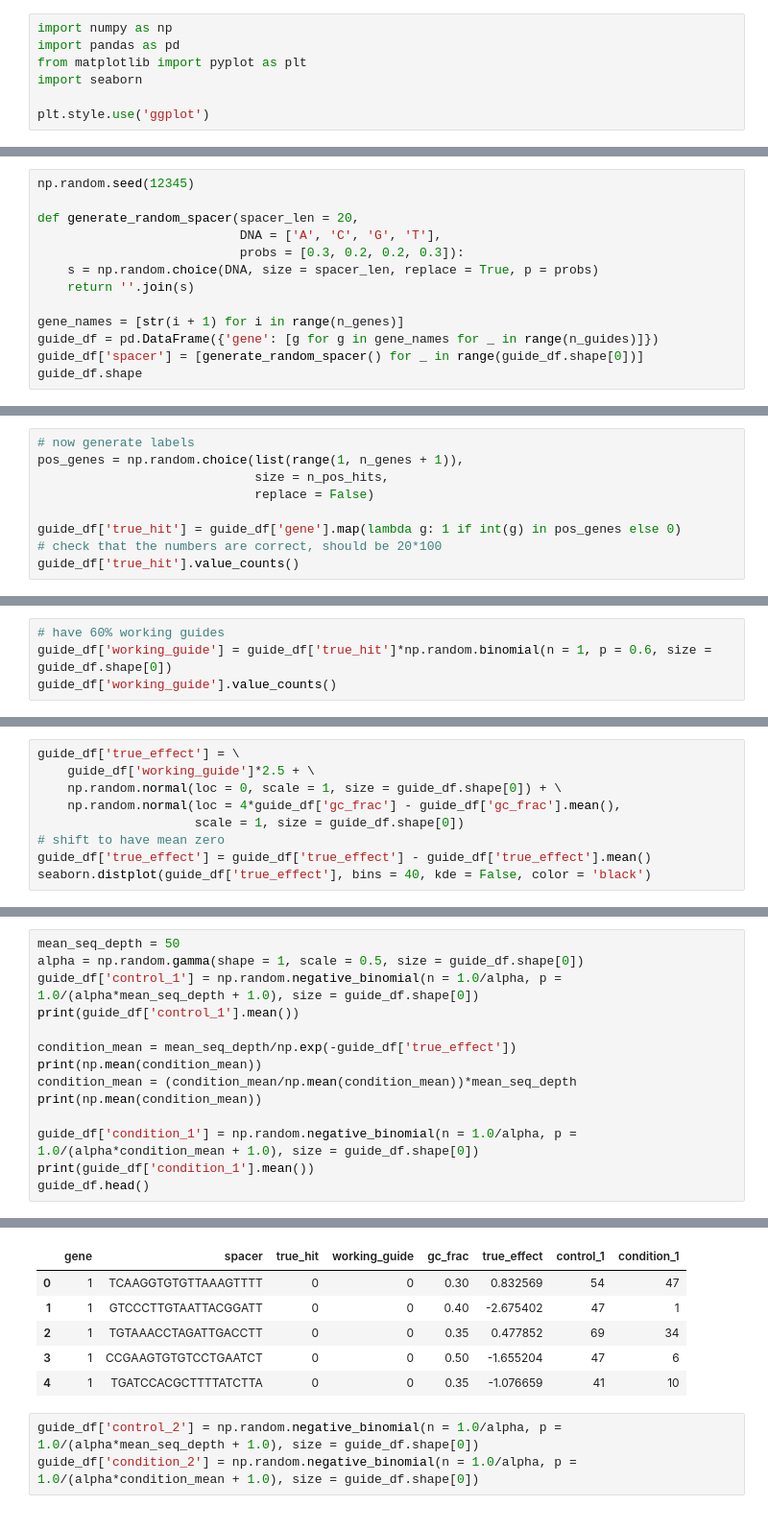
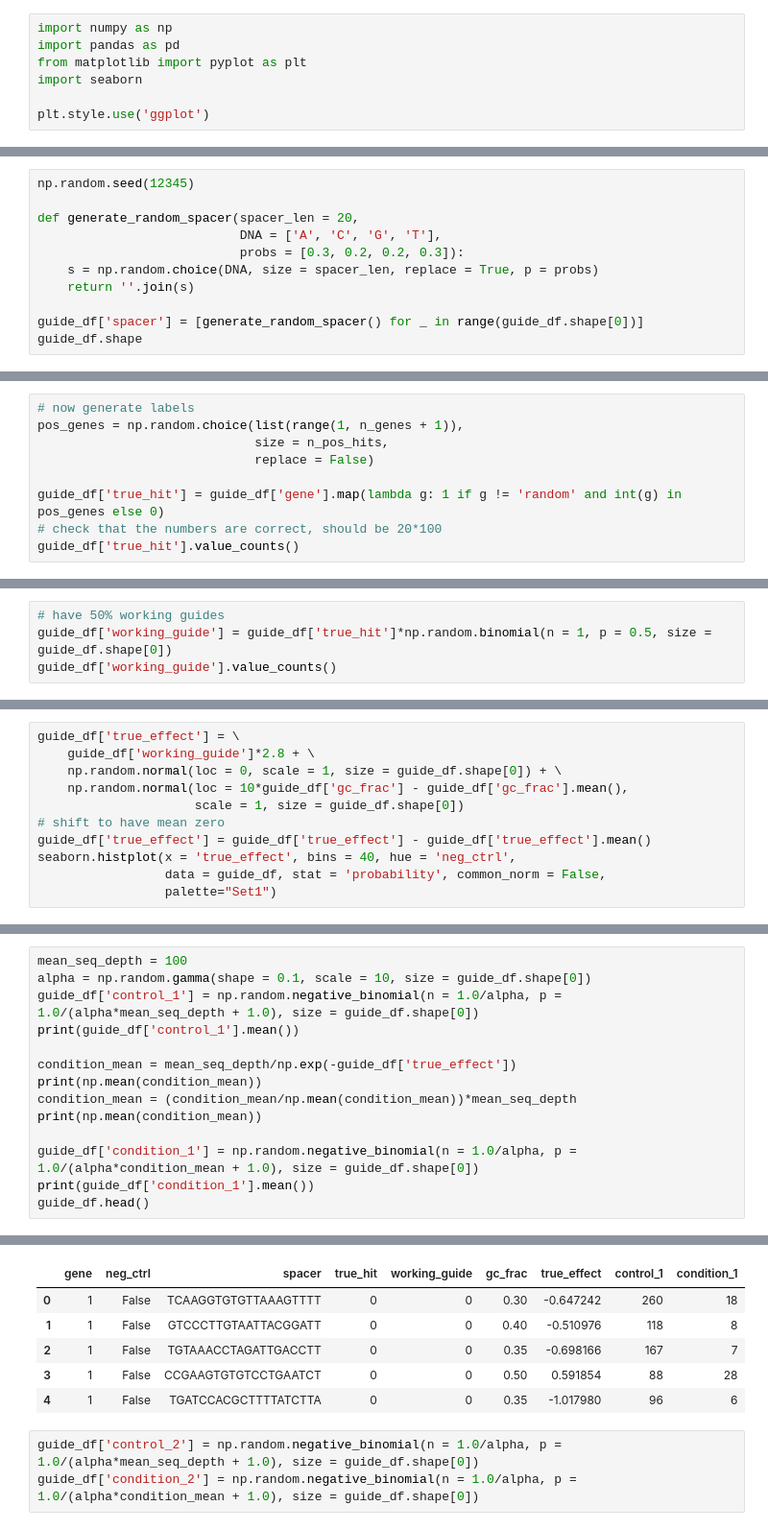
Before and after one commit to chaostheory8/interviews, a Jupyter notebook: data_scientist/Biological Data Scientist interview simulation.ipynb, the cells around one changed output, grey strips where cells are left out. Shown at 96% size. Cells and saved outputs as stored; diff of their text form.

```diff
--- a/data_scientist/Biological Data Scientist interview simulation.ipynb
+++ b/data_scientist/Biological Data Scientist interview simulation.ipynb
@@ -24,8 +39,6 @@ def generate_random_spacer(spacer_len = 20,
     s = np.random.choice(DNA, size = spacer_len, replace = True, p = probs)
     return ''.join(s)
 
-gene_names = [str(i + 1) for i in range(n_genes)]
-guide_df = pd.DataFrame({'gene': [g for g in gene_names for _ in range(n_guides)]})
 guide_df['spacer'] = [generate_random_spacer() for _ in range(guide_df.shape[0])]
 guide_df.shape
 # %% [output]
@@ -45,7 +58,7 @@ pos_genes = np.random.choice(list(range(1, n_genes + 1)),
                              size = n_pos_hits,
                              replace = False)
 
-guide_df['true_hit'] = guide_df['gene'].map(lambda g: 1 if int(g) in pos_genes else 0)
+guide_df['true_hit'] = guide_df['gene'].map(lambda g: 1 if g != 'random' and int(g) in pos_genes else 0)
 # check that the numbers are correct, should be 20*100
 guide_df['true_hit'].value_counts()
 # %% [output]
@@ -53,7 +66,7 @@ guide_df['true_hit'].value_counts()
 1     2000
 Name: true_hit, dtype: int64
 # %%
-# have 60% working guides
-guide_df['working_guide'] = guide_df['true_hit']*np.random.binomial(n = 1, p = 0.6, size = guide_df.shape[0])
+# have 50% working guides
+guide_df['working_guide'] = guide_df['true_hit']*np.random.binomial(n = 1, p = 0.5, size = guide_df.shape[0])
 guide_df['working_guide'].value_counts()
 # %% [output]
@@ -82,10 +95,12 @@ seaborn.distplot(guide_df['gc_frac'], kde = False, color = 'black')
 # %%
 guide_df['true_effect'] = \
-    guide_df['working_guide']*2.5 + \
+    guide_df['working_guide']*2.8 + \
     np.random.normal(loc = 0, scale = 1, size = guide_df.shape[0]) + \
-    np.random.normal(loc = 4*guide_df['gc_frac'] - guide_df['gc_frac'].mean(),
+    np.random.normal(loc = 10*guide_df['gc_frac'] - guide_df['gc_frac'].mean(),
                      scale = 1, size = guide_df.shape[0])
 # shift to have mean zero
 guide_df['true_effect'] = guide_df['true_effect'] - guide_df['true_effect'].mean()
-seaborn.distplot(guide_df['true_effect'], bins = 40, kde = False, color = 'black')
+seaborn.histplot(x = 'true_effect', bins = 40, hue = 'neg_ctrl',
+                 data = guide_df, stat = 'probability', common_norm = False,
+                 palette="Set1")
 # %% [output]
@@ -118,8 +133,8 @@ $$
 
 We'll have $\alpha$ sampled from a Gamma(1, 1) distribution, then set $p$.
 # %%
-mean_seq_depth = 50
-alpha = np.random.gamma(shape = 1, scale = 0.5, size = guide_df.shape[0])
+mean_seq_depth = 100
+alpha = np.random.gamma(shape = 0.1, scale = 10, size = guide_df.shape[0])
 guide_df['control_1'] = np.random.negative_binomial(n = 1.0/alpha, p = 1.0/(alpha*mean_seq_depth + 1.0), size = guide_df.shape[0])
 print(guide_df['control_1'].mean())
 
@@ -139,9 +154,9 @@ guide_df.head()
-|  | gene | spacer | true_hit | working_guide | gc_frac | true_effect | control_1 | condition_1 |
-| 0 | 1 | TCAAGGTGTGTTAAAGTTTT | 0 | 0 | 0.30 | 0.832569 | 54 | 47 |
-| 1 | 1 | GTCCCTTGTAATTACGGATT | 0 | 0 | 0.40 | -2.675402 | 47 | 1 |
-| 2 | 1 | TGTAAACCTAGATTGACCTT | 0 | 0 | 0.35 | 0.477852 | 69 | 34 |
-| 3 | 1 | CCGAAGTGTGTCCTGAATCT | 0 | 0 | 0.50 | -1.655204 | 47 | 6 |
-| 4 | 1 | TGATCCACGCTTTTATCTTA | 0 | 0 | 0.35 | -1.076659 | 41 | 10 |
+|  | gene | neg_ctrl | spacer | true_hit | working_guide | gc_frac | true_effect | control_1 | condition_1 |
+| 0 | 1 | False | TCAAGGTGTGTTAAAGTTTT | 0 | 0 | 0.30 | -0.647242 | 260 | 18 |
+| 1 | 1 | False | GTCCCTTGTAATTACGGATT | 0 | 0 | 0.40 | -0.510976 | 118 | 8 |
+| 2 | 1 | False | TGTAAACCTAGATTGACCTT | 0 | 0 | 0.35 | -0.698166 | 167 | 7 |
+| 3 | 1 | False | CCGAAGTGTGTCCTGAATCT | 0 | 0 | 0.50 | 0.591854 | 88 | 28 |
+| 4 | 1 | False | TGATCCACGCTTTTATCTTA | 0 | 0 | 0.35 | -1.017980 | 96 | 6 |
 # %%
 guide_df['control_2'] = np.random.negative_binomial(n = 1.0/alpha, p = 1.0/(alpha*mean_seq_depth + 1.0), size = guide_df.shape[0])
 guide_df['condition_2'] = np.random.negative_binomial(n = 1.0/alpha, p = 1.0/(alpha*condition_mean + 1.0), size = guide_df.shape[0])
```
Also changed, not shown: parts of 21 cells of this notebook, 3 other files.
